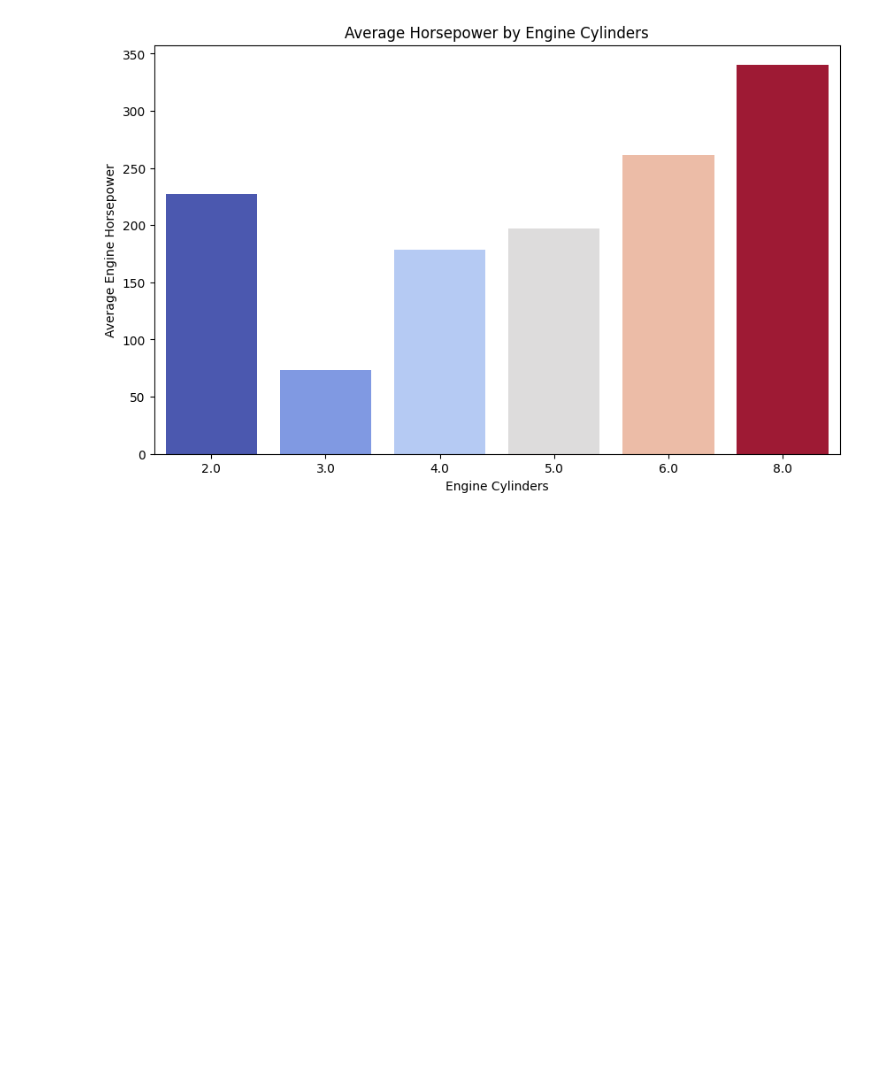
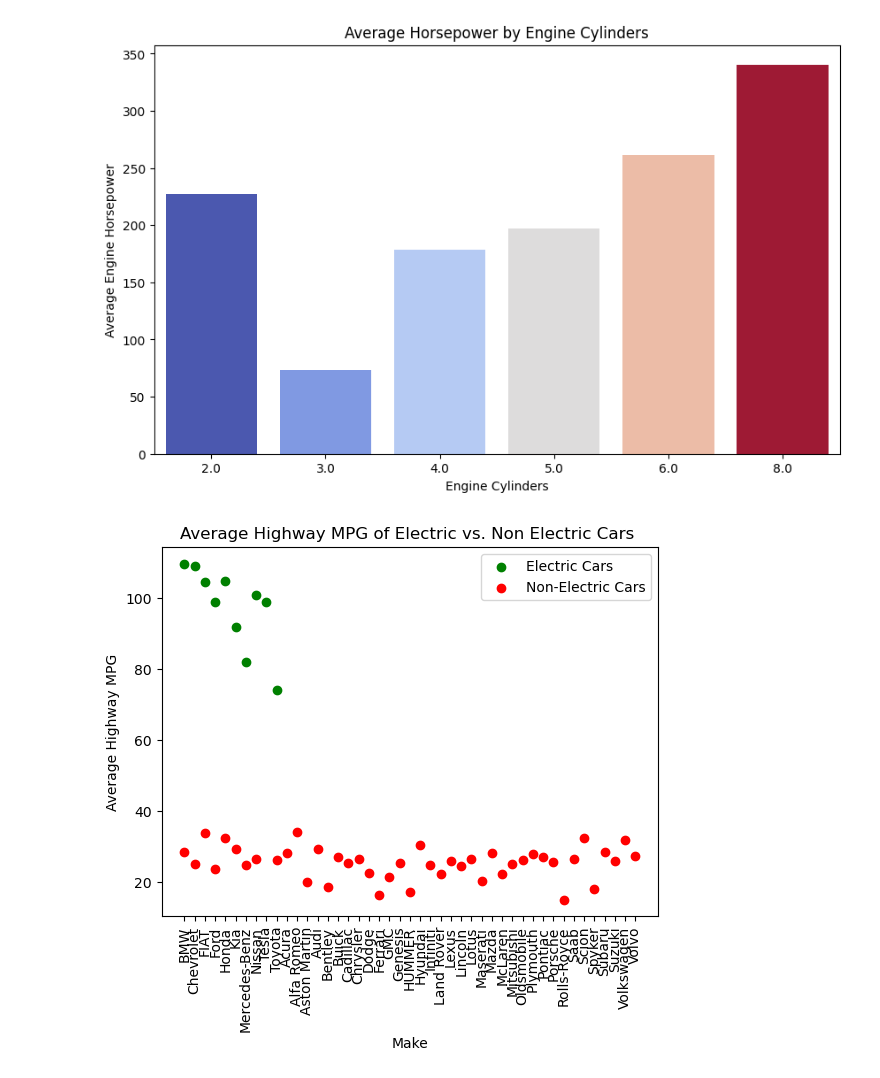
Before and after one commit to YaroslawBagriy/SEIS-632-Project-2, a Jupyter notebook: GroupProject_SK.ipynb, the cells around one changed output. Saved outputs shown, nothing was run; the diff lists cells and outputs as text; code cells hidden in the pictures; blank space fills up the shorter version.

Commit message:
Adding chart for electric and non electric mpg

```diff
--- a/GroupProject_SK.ipynb
+++ b/GroupProject_SK.ipynb
@@ -875,2 +875,28 @@ plt.show()
 # 9. Some graph with Popularity (Jacob)
 # 10. Some graph horsepower vs cylinders (Yaro)
+# %%
+#Using a new df since we previously removed outliers
+url = "https://raw.githubusercontent.com/YaroslawBagriy/SEIS-632-Project-2/refs/heads/main/project2data.txt"
+df1 = pd.read_csv(url)
+# Only cars with zero cylinders
+electric_cars = df1[df1['Engine Cylinders'] == 0]
+non_electric = df1[df1['Engine Cylinders'].isin([4, 5, 6, 8])]
+
+# Group by 'Make' and calculate the average 'Highway MPG'
+electric_mpg = electric_cars.groupby('Make')['highway MPG'].mean().reset_index()
+non_electric_mpg = non_electric.groupby('Make')['highway MPG'].mean().reset_index()
+
+plt.scatter(electric_mpg['Make'], electric_mpg['highway MPG'], color='green', label='Electric Cars')
+plt.scatter(non_electric_mpg['Make'], non_electric_mpg['highway MPG'], color='red', label='Non-Electric Cars')
+
+# Title and labels
+plt.title('Average Highway MPG of Electric vs. Non Electric Cars ')
+plt.xlabel('Make')
+plt.ylabel('Average Highway MPG')
+
+# Rotate x-axis labels for better readability
+plt.xticks(rotation=90)
+plt.legend()
+plt.show()
+# %% [output]
+[figure, added]
```
Also changed, not shown: parts of 1 cell of this notebook.
